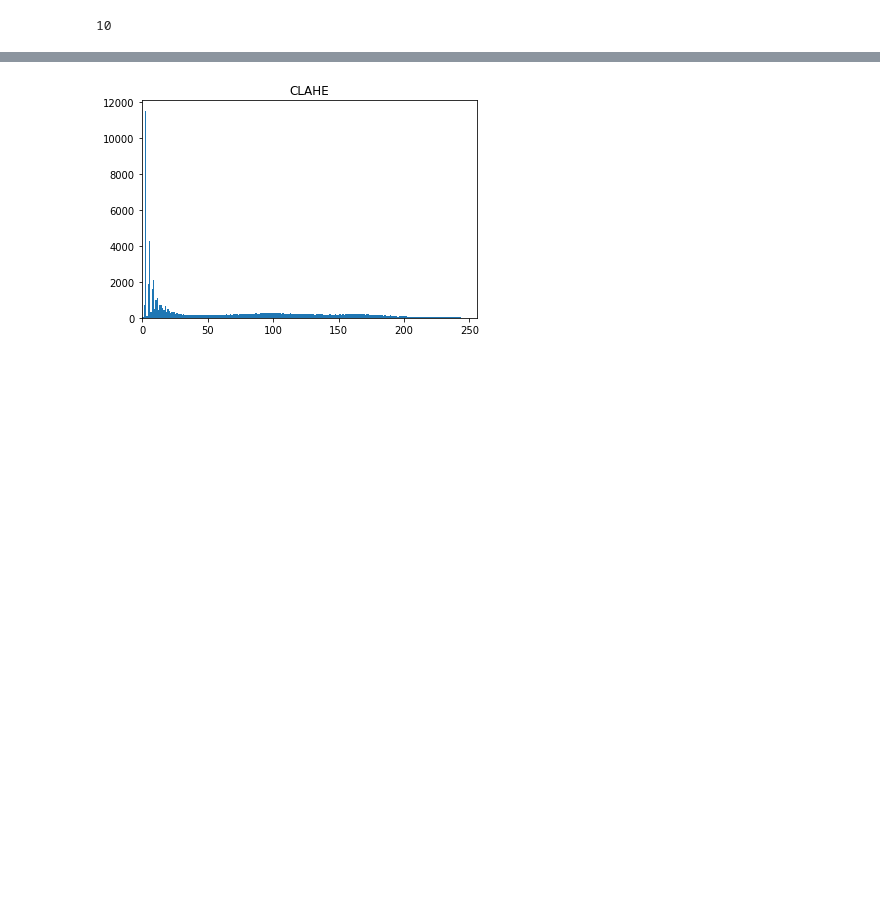
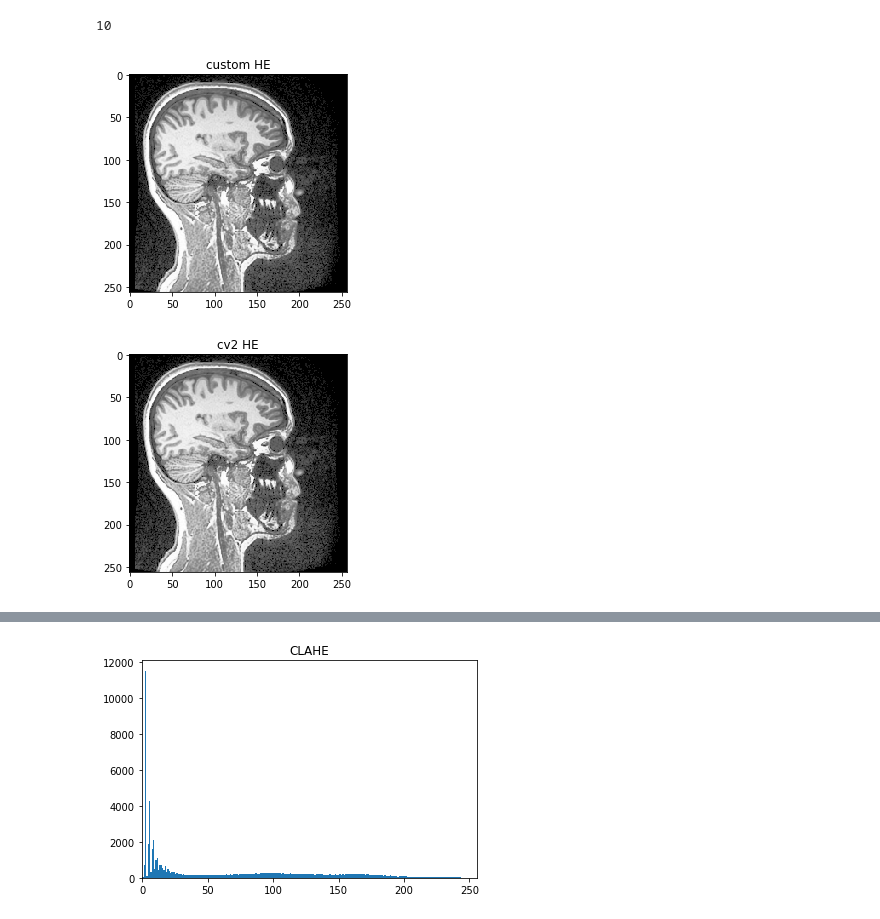
Before and after one commit to nathan-14200/wsbim2243, a Jupyter notebook: wsbim2243 - notebook.ipynb, the cells around one changed output, grey strips where cells are left out. Cells and saved outputs as stored; diff of their text form; code cells hidden in the pictures; blank space fills up the shorter version.

```diff
--- a/wsbim2243 - notebook.ipynb
+++ b/wsbim2243 - notebook.ipynb
@@ -90,3 +91,53 @@ print(img[200][200])
 # %% [output]
 [figure]
 10
+# %%
+#Own implementation of the histogram equalization
+
+#The goal of the H.E is to have a linear cumulative distribution function (cdf)
+#a cross the range of intensity to have a better use of all possible intensities.
+#
+import math
+
+
+def hist_equalizer(img):
+
+    result = np.zeros(img.shape).astype(np.uint8)
+
+    #Set the range of intensity of the image between 0 and 255 and as unsigned integers
+    grey_im = (img*(255/img.max())).astype(np.uint8)
+
+    #Create the histogram
+    #We got up to 256 because the last bin is [255,256] while all the others are [n-1,n[
+    #meaning that the last bin would have sum the pixels with value 254 and 255 if we had stop at 255
+    counts, bins = np.histogram(grey_im.flatten(),256, [0,256])
+
+    #Create the cdf
+    cdf = counts.cumsum()
+    cdf_min = cdf[np.nonzero(cdf)[0][0]] #first element that is not zero
+
+    i_max, j_max = img.shape
+
+    for i in range(i_max):
+        for j in range(j_max):
+            #value in the original image to be transformed
+            val = grey_im[i][j]
+
+            #we just take the normalized cdf of the value by the inverse distribution
+            #function (quantile function) multiply it by 255 (the max range) and round the result
+            result[i][j] = math.floor((cdf[val] - cdf_min)/(i_max*j_max - cdf_min)*(256-1))
+
+    return result
+
+custom_res = hist_equalizer(data[50])
+
+plt.imshow(custom_res,cmap='gray')
+plt.title("custom HE")
+plt.show()
+
+plt.imshow(equ,cmap='gray')
+plt.title("cv2 HE")
+plt.show()
+# %% [output]
+[figure, added]
+[figure, added]
```
Also changed, not shown: parts of 5 cells of this notebook.
